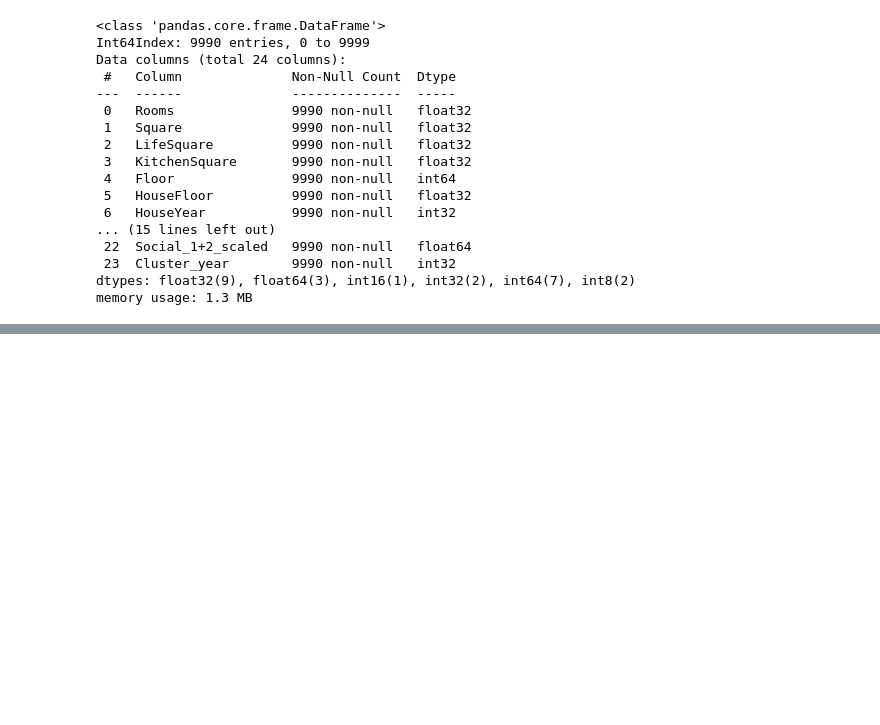
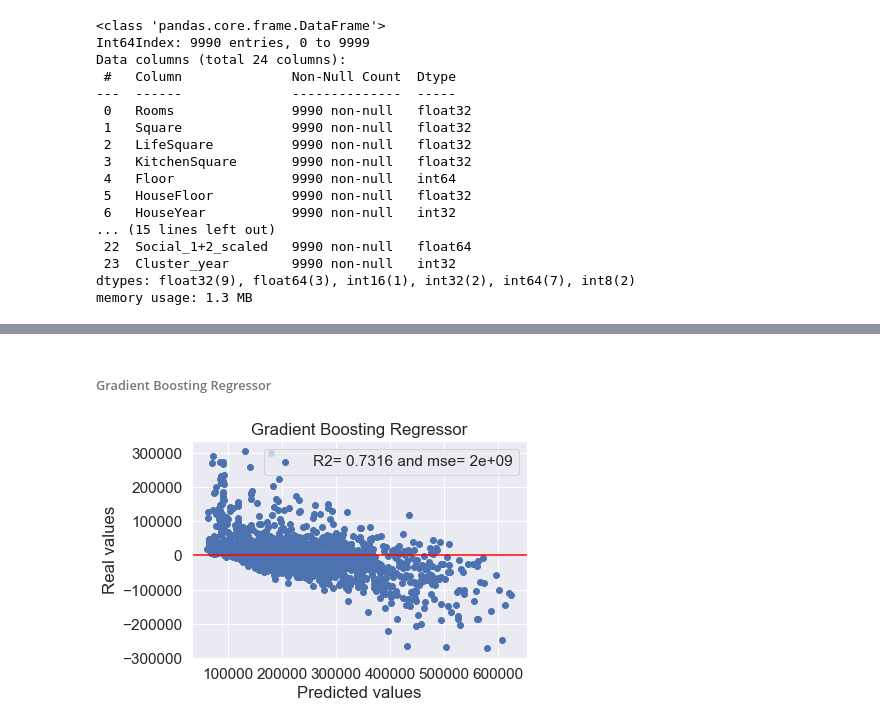
Before and after one commit to NickHlzv/Numpy-Pandas-Scikit, a Jupyter notebook: Course/Course.ipynb, the cells around one changed output, grey strips where cells are left out. Drawn from its saved outputs; the diff is of its cells as text; code cells hidden in the pictures; blank space fills up the shorter version.

```diff
--- a/Course/Course.ipynb
+++ b/Course/Course.ipynb
@@ -991,0 +1075,10 @@ memory usage: 1.3 MB
+# %% [markdown]
+###### Gradient Boosting Regressor
+# %%
+gradient_boosting_regressor = GradientBoostingRegressor().fit(x_train_scaled, y_train)
+models_dict['Gradient Boosting Regressor'] = gradient_boosting_regressor
+# %%
+model_test(gradient_boosting_regressor,
+           'Gradient Boosting Regressor', x_test_scaled, y_test)
+# %% [output]
+[figure, added]
```
Also changed, not shown: parts of 55 cells of this notebook, 2 other files.
